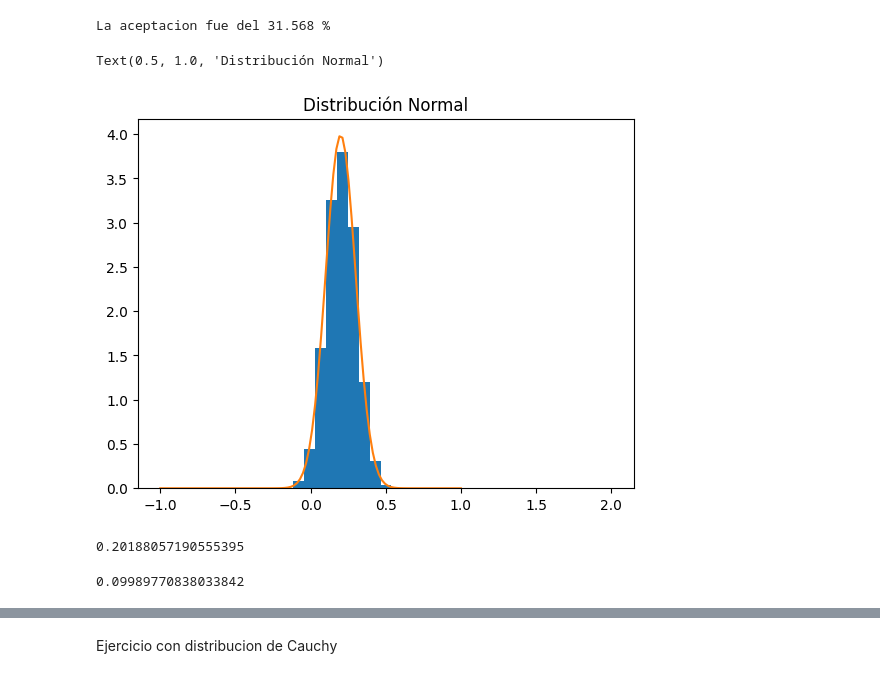
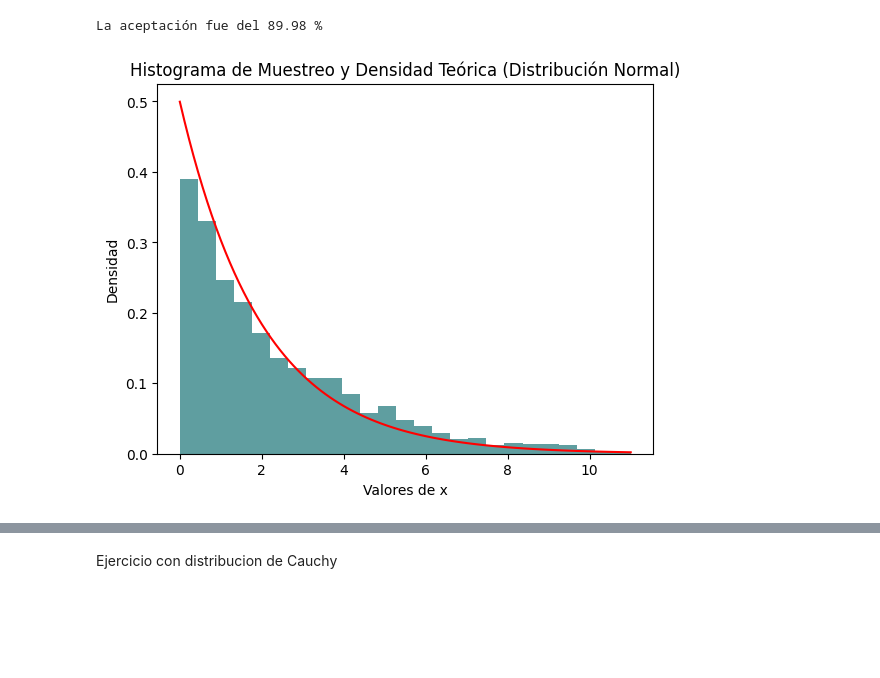
Before and after one commit to Areliortiz/SIMULACION2, a Jupyter notebook: Metropolis_ejercicio.ipynb, the cells around one changed output, grey strips where cells are left out. Saved outputs shown, nothing was run; the diff lists cells and outputs as text; code cells hidden in the pictures; blank space fills up the shorter version.

```diff
--- a/Metropolis_ejercicio.ipynb
+++ b/Metropolis_ejercicio.ipynb
@@ -19,32 +23,33 @@ delta = 0.5 # Tamaño de los pasos
+# %%
+#parametros de la función
+lamda = 0.5
+delta=0.1  # Entre mas grande sea delta la aceptación es menor
 # %%
-n = 50000  # n tiene que ser muy grande
-x = np.zeros(n)
-x[0] = 2  # Valor inicial
-acept = 0
+n_exponencial = 5000  # Número de iteraciones
+x_1 = np.zeros(n_exponencial)  # Vector para los valores generados
+x_1[0] = 2
+acept_1 = 0
 
-for i in range(0,n-1):
-  y = x[i] + np.random.uniform(-delta,delta)
-  if np.random.rand()<min(1,f(y,mu,sigma)/f(x[i],mu,sigma)):
-    x[i+1]=y
-    acept += 1
-  else:
-    x[i+1] = x[i]
-print("La aceptacion fue del", acept/n*100,"%")
+# Algoritmo Metropolis-Hastings
+for i in range(0, n_exponencial-1):
+    y_1 = x_1[i] + np.random.uniform(-delta, delta)  # suma x_[i] + un valor aletorio entre (-0.1,0.1)
+
+    if np.random.rand() < min(1, exp(y_1, lamda) / exp(x_1[i],lamda)):  # Condicion de metropolis hastings
+        x_1[i+1] = y_1
+        acept_1 += 1
+    else:
+        x_1[i+1] = x_1[i]
+
+print("La aceptación fue del", acept_1/n_exponencial*100, "%")
 # %% [output]
-La aceptacion fue del 31.568 %
+La aceptación fue del 89.98 %
 # %%
-plt.hist(x,density = True,bins = 30)
-xs = np.linspace(-1,1,100)
-plt.plot(xs,f(xs,mu,sigma))
-plt.title('Distribución Normal')
+plt.hist(x_1,density=True,color='cadetblue',bins=25)
+xs=np.linspace(min(x_1), max(x_1),100)   # Defiminos los límites de nuestra gráfica
+plt.plot(xs,exp(xs,lamda),color='red')
+plt.xlabel('Valores de x')
+plt.ylabel('Densidad')
+plt.title('Histograma de Muestreo y Densidad Teórica (Distribución Normal)')
+plt.show()
 # %% [output]
-Text(0.5, 1.0, 'Distribución Normal')
-[figure, old version]
+[figure, new version]
-# %%
-np.mean(x)
-# %% [output]
-0.20188057190555395
-# %%
-np.std(x)
-# %% [output]
-0.09989770838033842
```
Also changed, not shown: parts of 15 cells of this notebook.
